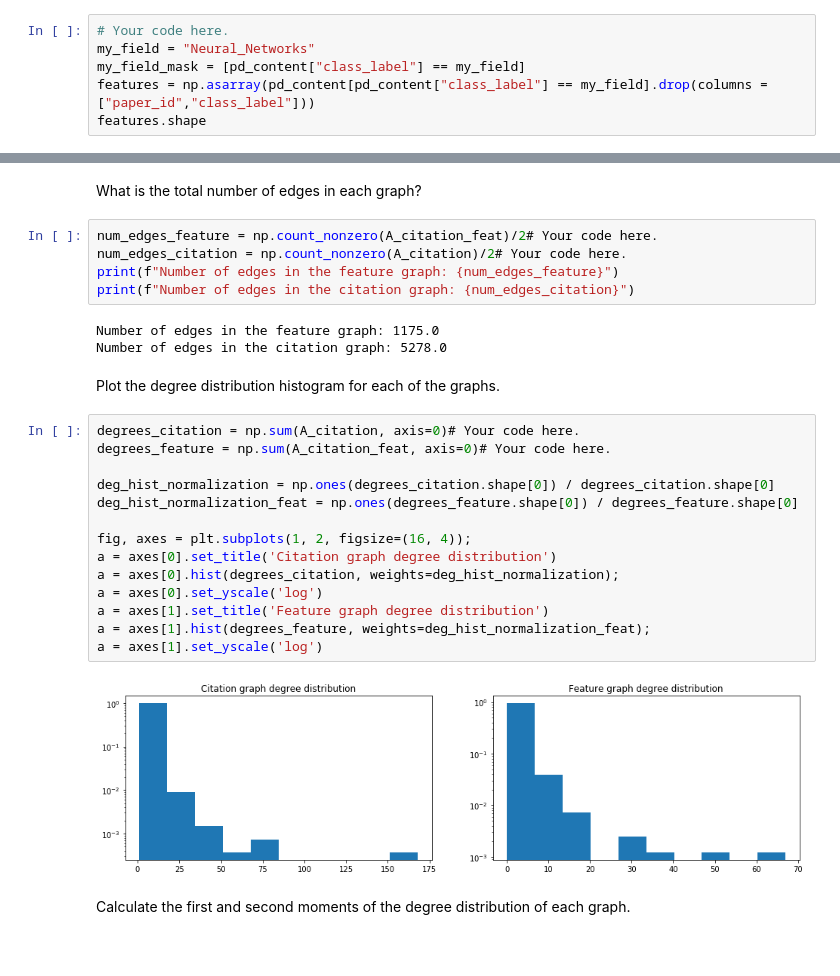
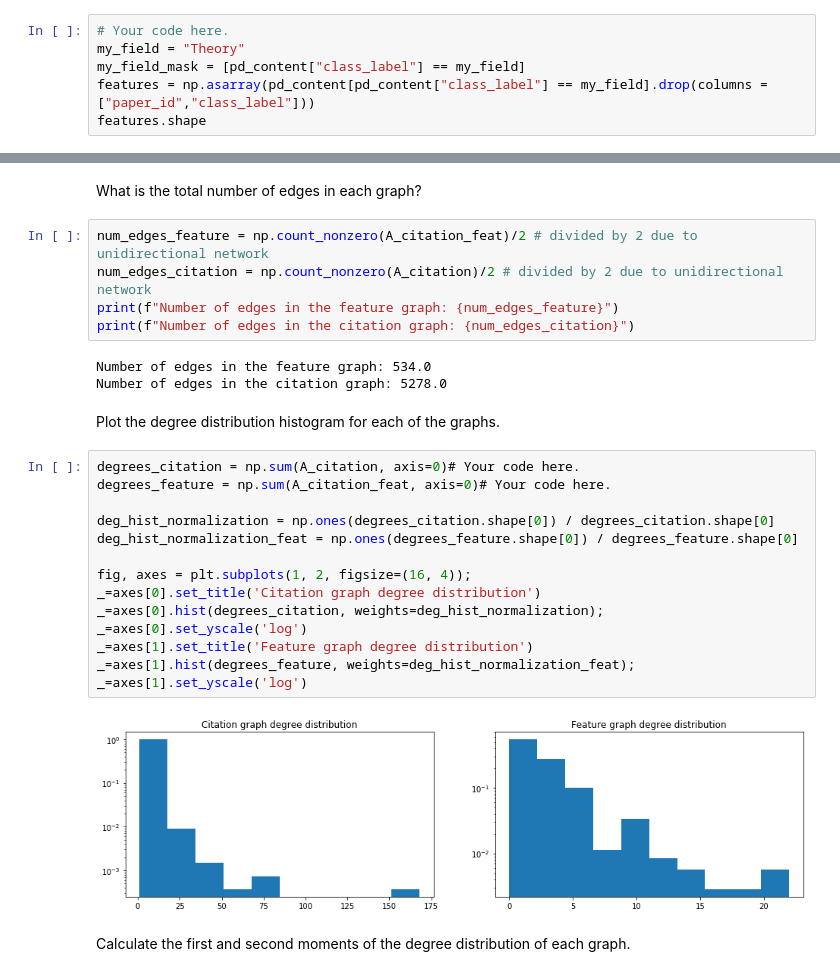
Before and after one commit to alielabridi/NTDS_2019, a Jupyter notebook: assignments/1_network_science-jonas.ipynb, the cells around one changed output, grey strips where cells are left out. Saved outputs shown, nothing was run; the diff lists cells and outputs as text; blank space fills up the shorter version.

```diff
--- a/assignments/1_network_science-jonas.ipynb
+++ b/assignments/1_network_science-jonas.ipynb
@@ -94,7 +94,7 @@ Select all papers from a field of your choice and store their feature vectors in
 Check its shape.
 # %%
 # Your code here.
-my_field = "Neural_Networks"
+my_field = "Theory"
 my_field_mask = [pd_content["class_label"] == my_field]
 features = np.asarray(pd_content[pd_content["class_label"] == my_field].drop(columns = ["paper_id","class_label"]))
 features.shape
@@ -256,31 +234,31 @@ A_citation.shape
 # %% [markdown]
 What is the total number of edges in each graph?
 # %%
-num_edges_feature = np.count_nonzero(A_citation_feat)/2# Your code here.
-num_edges_citation = np.count_nonzero(A_citation)/2# Your code here.
+num_edges_feature = np.count_nonzero(A_citation_feat)/2 # divided by 2 due to unidirectional network
+num_edges_citation = np.count_nonzero(A_citation)/2 # divided by 2 due to unidirectional network
 print(f"Number of edges in the feature graph: {num_edges_feature}")
 print(f"Number of edges in the citation graph: {num_edges_citation}")
 # %% [output]
-Number of edges in the feature graph: 1175.0
+Number of edges in the feature graph: 534.0
 Number of edges in the citation graph: 5278.0
 # %% [markdown]
 Plot the degree distribution histogram for each of the graphs.
 # %%
 degrees_citation = np.sum(A_citation, axis=0)# Your code here.
 degrees_feature = np.sum(A_citation_feat, axis=0)# Your code here.
 
 deg_hist_normalization = np.ones(degrees_citation.shape[0]) / degrees_citation.shape[0]
 deg_hist_normalization_feat = np.ones(degrees_feature.shape[0]) / degrees_feature.shape[0]
 
 fig, axes = plt.subplots(1, 2, figsize=(16, 4));
-a = axes[0].set_title('Citation graph degree distribution')
-a = axes[0].hist(degrees_citation, weights=deg_hist_normalization);
-a = axes[0].set_yscale('log')
-a = axes[1].set_title('Feature graph degree distribution')
-a = axes[1].hist(degrees_feature, weights=deg_hist_normalization_feat);
-a = axes[1].set_yscale('log')
+_=axes[0].set_title('Citation graph degree distribution')
+_=axes[0].hist(degrees_citation, weights=deg_hist_normalization);
+_=axes[0].set_yscale('log')
+_=axes[1].set_title('Feature graph degree distribution')
+_=axes[1].hist(degrees_feature, weights=deg_hist_normalization_feat);
+_=axes[1].set_yscale('log')
 # %% [output]
-[figure, old version]
+[figure, new version]
 # %% [markdown]
 Calculate the first and second moments of the degree distribution of each graph.
 # %%
```
Also changed, not shown: parts of 26 cells of this notebook.
